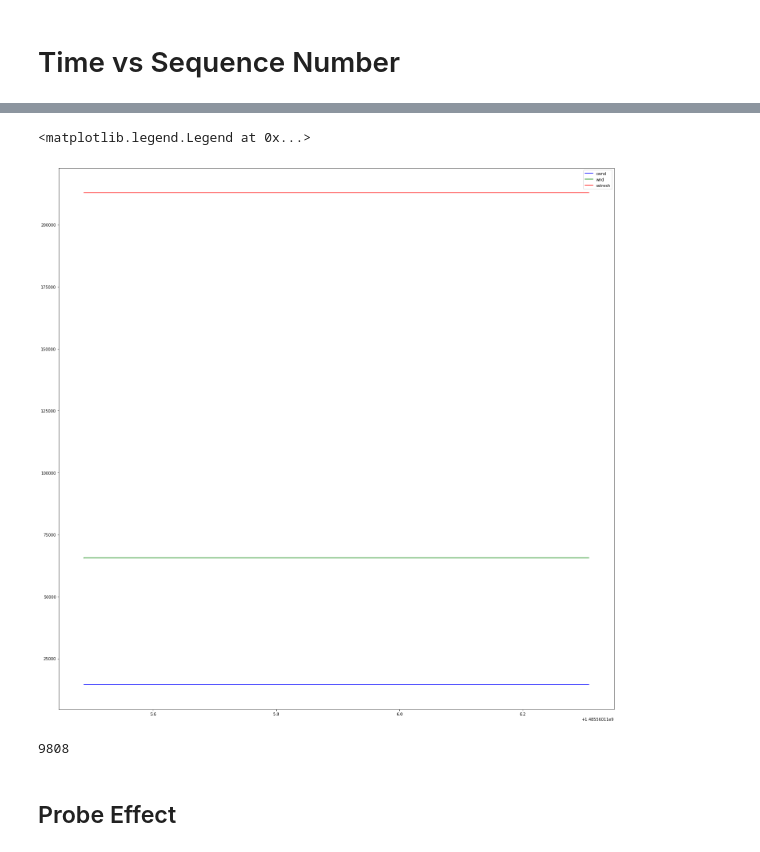
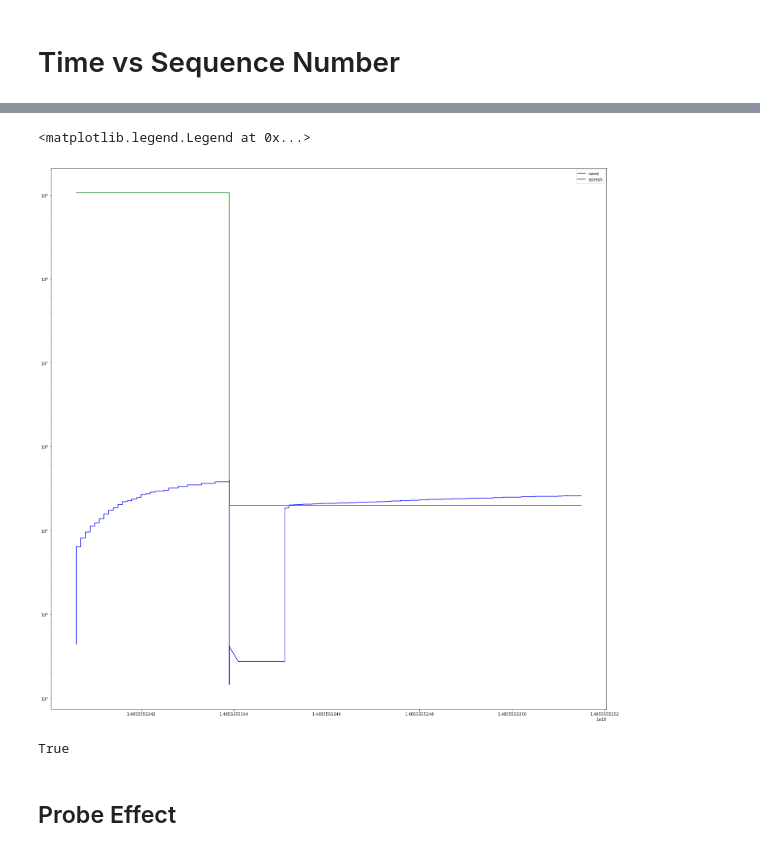
Before and after one commit to Michael137/os, a Jupyter notebook: l41-labs/lab3/lab3.ipynb, the cells around one changed output, grey strips where cells are left out. Cells and saved outputs as stored; diff of their text form; code cells hidden in the pictures.

```diff
--- a/l41-labs/lab3/lab3.ipynb
+++ b/l41-labs/lab3/lab3.ipynb
@@ -657,18 +669,29 @@ ax.scatter(times_acks, acks, s = 0.1, marker="x", label = "acks")
+# %%
+fig = plt.figure(figsize=(25, 25)) #figsize=(10, 10), dpi=80
+plt.ticklabel_format(useOffset=False)
+ax = plt.gca()
+wnd, cwnd, ssthresh = (ret_rcv["wnd"], ret_rcv["cwnd"], ret_rcv["ssthresh"])
+ax.plot(times_acks, cwnd, label = "cwnd")
+#ax.plot(times_acks, wnd, label = "wnd")
+ax.plot(times_acks, ssthresh, label = "sstresh")
+ax.set_yscale('log')
+ax.legend()
+# %% [output]
+<matplotlib.legend.Legend at 0x...>
+[figure, added]
 # %%
-fig = plt.figure(figsize=(25, 25)) #figsize=(10, 10), dpi=80
-ax = plt.gca()
-wnd, cwnd, ssthresh = (ret_snd["wnd"], ret_snd["cwnd"], ret_snd["ssthresh"])
-ax.plot(times_seqs, cwnd, label = "cwnd")
-ax.plot(times_seqs, wnd, label = "wnd")
-ax.plot(times_seqs, ssthresh, label = "sstresh")
-ax.legend()
+#plt.ticklabel_format(useOffset=False)
+#fig = plt.figure(figsize=(25, 25)) #figsize=(10, 10), dpi=80
+#ax = plt.gca()
+#wnd, cwnd, ssthresh = (ret_snd["wnd"], ret_snd["cwnd"], ret_snd["ssthresh"])
+#ax.plot(times_seqs, cwnd, label = "cwnd")
+##ax.plot(times_seqs, wnd, label = "wnd")
+##ax.plot(times_seqs, ssthresh, label = "sstresh")
+#ax.legend()
-# %% [output]
-<matplotlib.legend.Legend at 0x...>
-[figure, removed]
-# %%
-len(list(set(seqs) - set(acks)))
-# %% [output]
-9808
+# %%
+cwnd[-1] > ssthresh[-1]
+# %% [output]
+True
 # %% [markdown]
 ## Probe Effect
 # %% [markdown]
```
Also changed, not shown: parts of 6 cells of this notebook, 3 other files.
